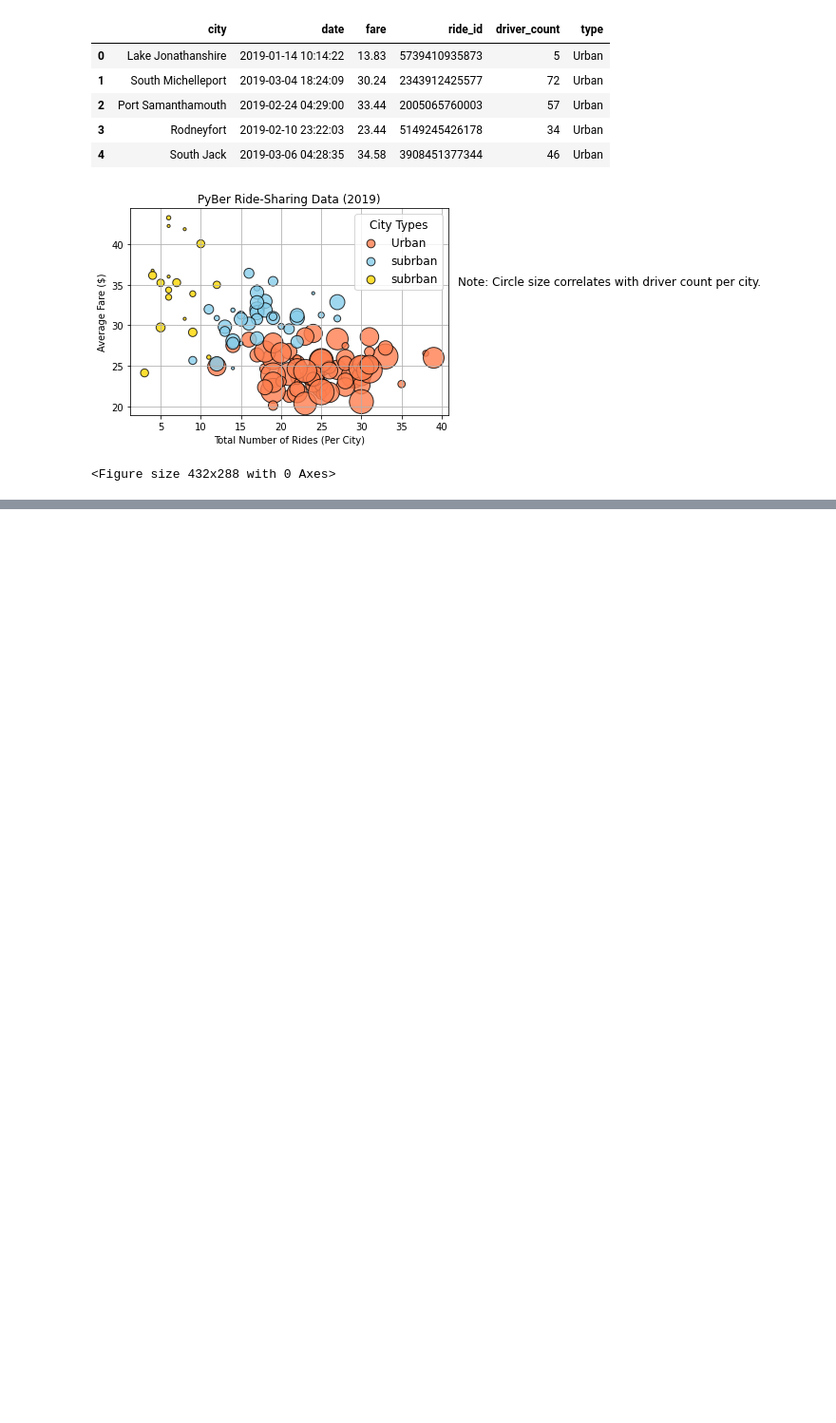
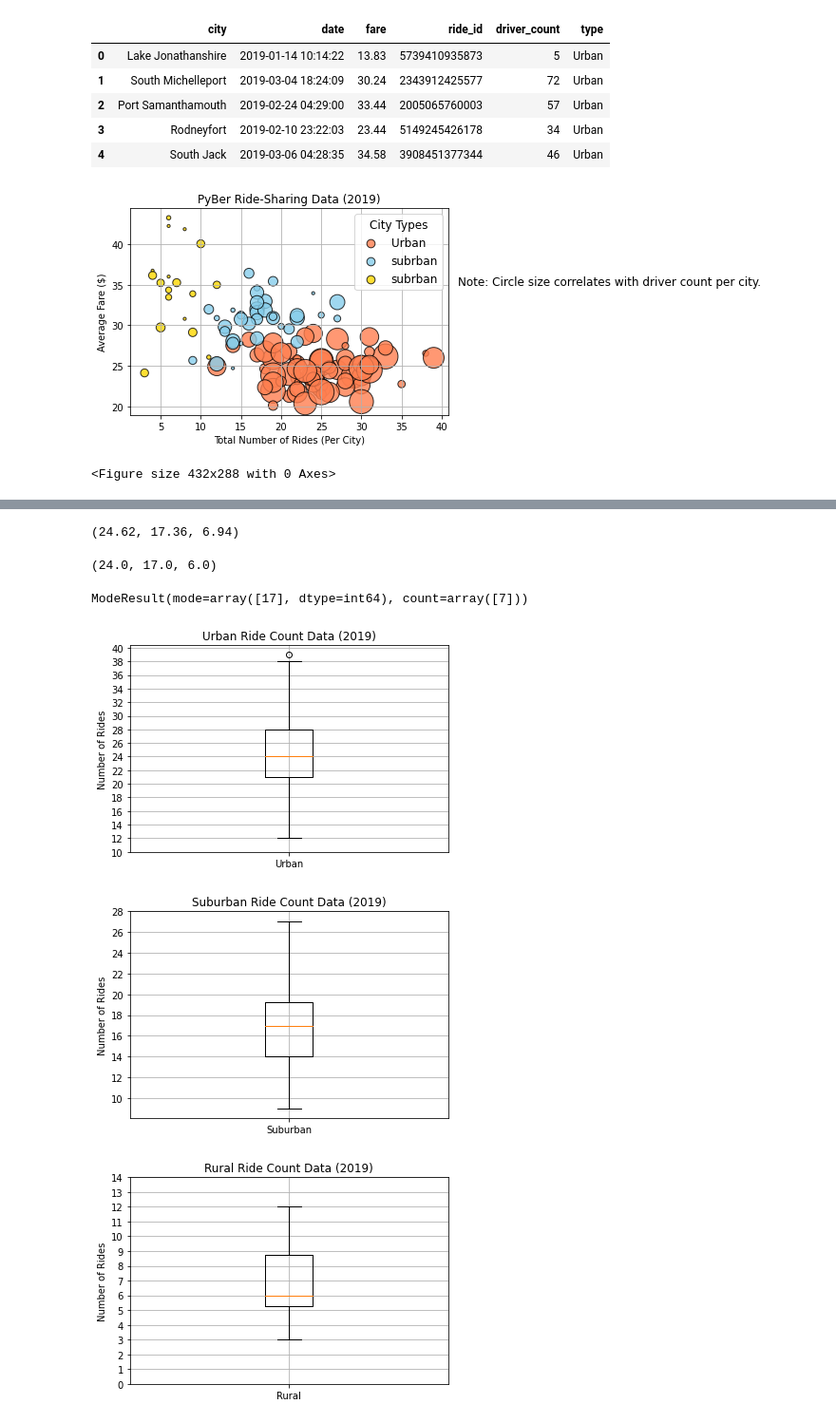
Before and after one commit to shantaljambotkar/PyBer_Analysis, a Jupyter notebook: Pyber.ipynb, the cells around one changed output, grey strips where cells are left out. Shown: that part at 95% size. Cells and saved outputs as stored; diff of their text form; code cells hidden in the pictures; blank space fills up the shorter version.

Commit message:
Commit after stats

```diff
--- a/Pyber.ipynb
+++ b/Pyber.ipynb
@@ -190,0 +262,53 @@ plt.savefig("Analysis/Fig1.png")
+# %%
+# Calculate the mean of the ride count for each city type.
+round(urban_ride_count.mean(),2), round(suburban_ride_count.mean(),2), round(rural_ride_count.mean(),2)
+# %% [output]
+(24.62, 17.36, 6.94)
+# %%
+# Calculate the mean of the ride count for each city type.
+round(urban_ride_count.median(),2), round(suburban_ride_count.median(),2), round(rural_ride_count.median(),2)
+# %% [output]
+(24.0, 17.0, 6.0)
+# %%
+# Calculate the mean of the ride count for each city type.
+round(urban_ride_count.mode(),2), round(suburban_ride_count.mode(),2), round(rural_ride_count.mode(),2)
+
+#round(urban_ride_count.sts.mode(),2), round(suburban_ride_count.sts.mode(),2), round(rural_ride_count.sts.mode(),2)
+stats.mode(suburban_ride_count)
+# %% [output]
+ModeResult(mode=array([17], dtype=int64), count=array([7]))
+# %%
+# Create box-and-whisker plots that visualize each of the following to determine if there are any outliers:
+# The number of rides for each city type.
+# The fares for each city type.
+# The number of drivers for each city type.
+# Create a box-and-whisker plot for the urban cities ride count.
+x_labels = ["Urban"]
+fig, ax = plt.subplots()
+ax.boxplot(urban_ride_count, labels=x_labels)
+ax.set_title('Urban Ride Count Data (2019)')
+ax.set_ylabel('Number of Rides')
+ax.set_yticks(np.arange(10, 41, step=2.0))
+ax.grid()
+
+x_labels = ["Suburban"]
+fig, ax = plt.subplots()
+ax.boxplot(suburban_ride_count, labels=x_labels)
+ax.set_title('Suburban Ride Count Data (2019)')
+ax.set_ylabel('Number of Rides')
+ax.set_yticks(np.arange(10, 30, step=2.0))
+ax.grid()
+
+x_labels = ["Rural"]
+fig, ax = plt.subplots()
+ax.boxplot(rural_ride_count, labels=x_labels)
+# Add the title, y-axis label and grid.
+ax.set_title('Rural Ride Count Data (2019)')
+ax.set_ylabel('Number of Rides')
+ax.set_yticks(np.arange(0,15, step=1.0))
+ax.grid()
+plt.show()
+# %% [output]
+[figure, added]
+[figure, added]
+[figure, added]
```
Also changed, not shown: parts of 16 cells of this notebook, 3 other files.
